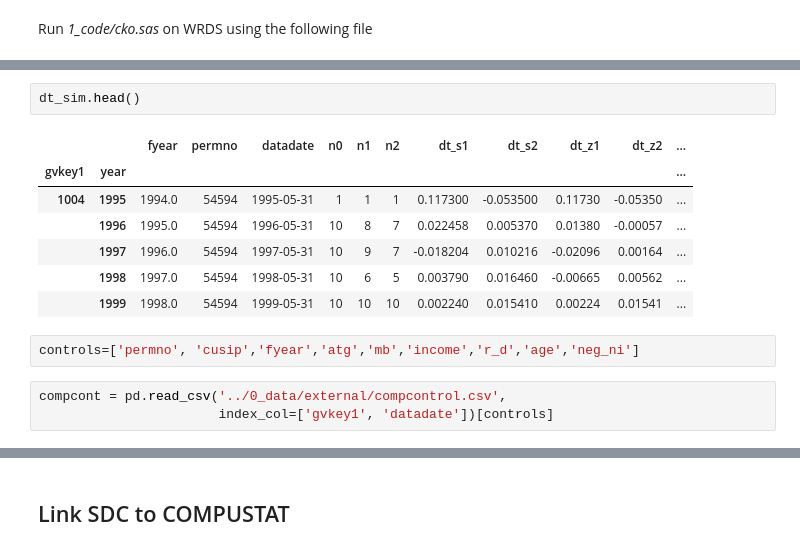
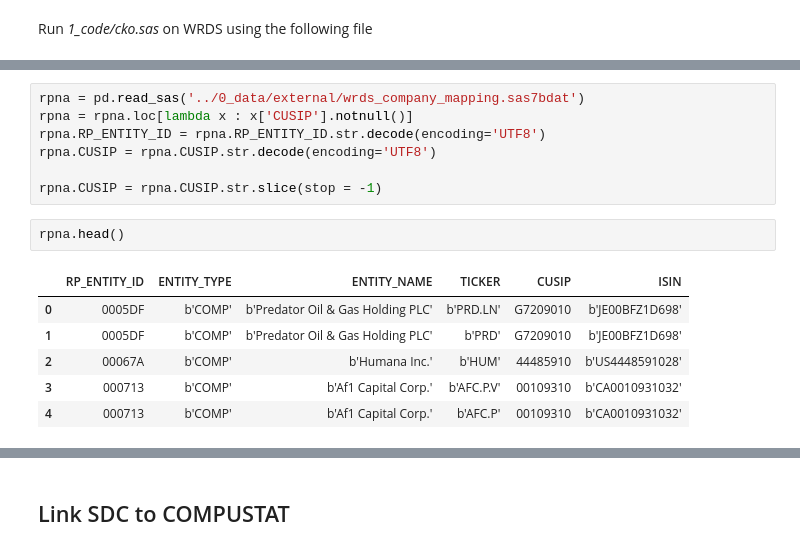
Before and after one commit to heejinohn/cko2019, a Jupyter notebook: 1_code/Review_IV.ipynb, the cells around one changed output, grey strips where cells are left out. Drawn from its saved outputs; the diff is of its cells as text.

```diff
--- a/1_code/Review_IV.ipynb
+++ b/1_code/Review_IV.ipynb
@@ -335,15 +366,16 @@ compcontrol.csv                               100%   10MB   1.4MB/s   00:07
+# %%
+rpna = pd.read_sas('../0_data/external/wrds_company_mapping.sas7bdat')
+rpna = rpna.loc[lambda x : x['CUSIP'].notnull()]
+rpna.RP_ENTITY_ID = rpna.RP_ENTITY_ID.str.decode(encoding='UTF8')
+rpna.CUSIP = rpna.CUSIP.str.decode(encoding='UTF8')
+
+rpna.CUSIP = rpna.CUSIP.str.slice(stop = -1)
 # %%
-dt_sim.head()
+rpna.head()
 # %% [output]
-|  |  | fyear | permno | datadate | n0 | n1 | n2 | dt_s1 | dt_s2 | dt_z1 | dt_z2 | ... |
-| gvkey1 | year |  |  |  |  |  |  |  |  |  |  | ... |
-| 1004 | 1995 | 1994.0 | 54594 | 1995-05-31 | 1 | 1 | 1 | 0.117300 | -0.053500 | 0.11730 | -0.05350 | ... |
-|  | 1996 | 1995.0 | 54594 | 1996-05-31 | 10 | 8 | 7 | 0.022458 | 0.005370 | 0.01380 | -0.00057 | ... |
-|  | 1997 | 1996.0 | 54594 | 1997-05-31 | 10 | 9 | 7 | -0.018204 | 0.010216 | -0.02096 | 0.00164 | ... |
-|  | 1998 | 1997.0 | 54594 | 1998-05-31 | 10 | 6 | 5 | 0.003790 | 0.016460 | -0.00665 | 0.00562 | ... |
-|  | 1999 | 1998.0 | 54594 | 1999-05-31 | 10 | 10 | 10 | 0.002240 | 0.015410 | 0.00224 | 0.01541 | ... |
+|  | RP_ENTITY_ID | ENTITY_TYPE | ENTITY_NAME | TICKER | CUSIP | ISIN |
+| 0 | 0005DF | b'COMP' | b'Predator Oil & Gas Holding PLC' | b'PRD.LN' | G7209010 | b'JE00BFZ1D698' |
+| 1 | 0005DF | b'COMP' | b'Predator Oil & Gas Holding PLC' | b'PRD' | G7209010 | b'JE00BFZ1D698' |
+| 2 | 00067A | b'COMP' | b'Humana Inc.' | b'HUM' | 44485910 | b'US4448591028' |
+| 3 | 000713 | b'COMP' | b'Af1 Capital Corp.' | b'AFC.P.V' | 00109310 | b'CA0010931032' |
+| 4 | 000713 | b'COMP' | b'Af1 Capital Corp.' | b'AFC.P' | 00109310 | b'CA0010931032' |
-# %%
-controls=['permno', 'cusip','fyear','atg','mb','income','r_d','age','neg_ni']
-# %%
-compcont = pd.read_csv('../0_data/external/compcontrol.csv',
-                       index_col=['gvkey1', 'datadate'])[controls]
```
Also changed, not shown: parts of 43 cells of this notebook.
